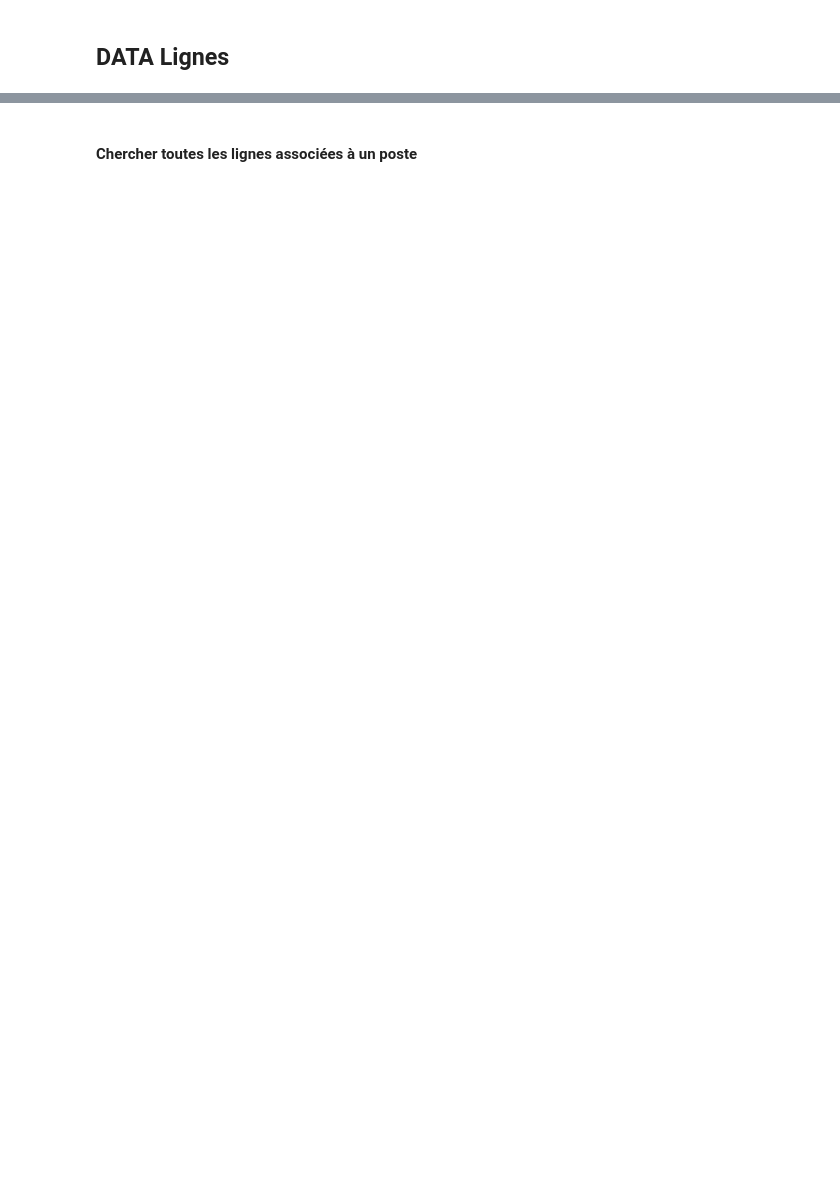
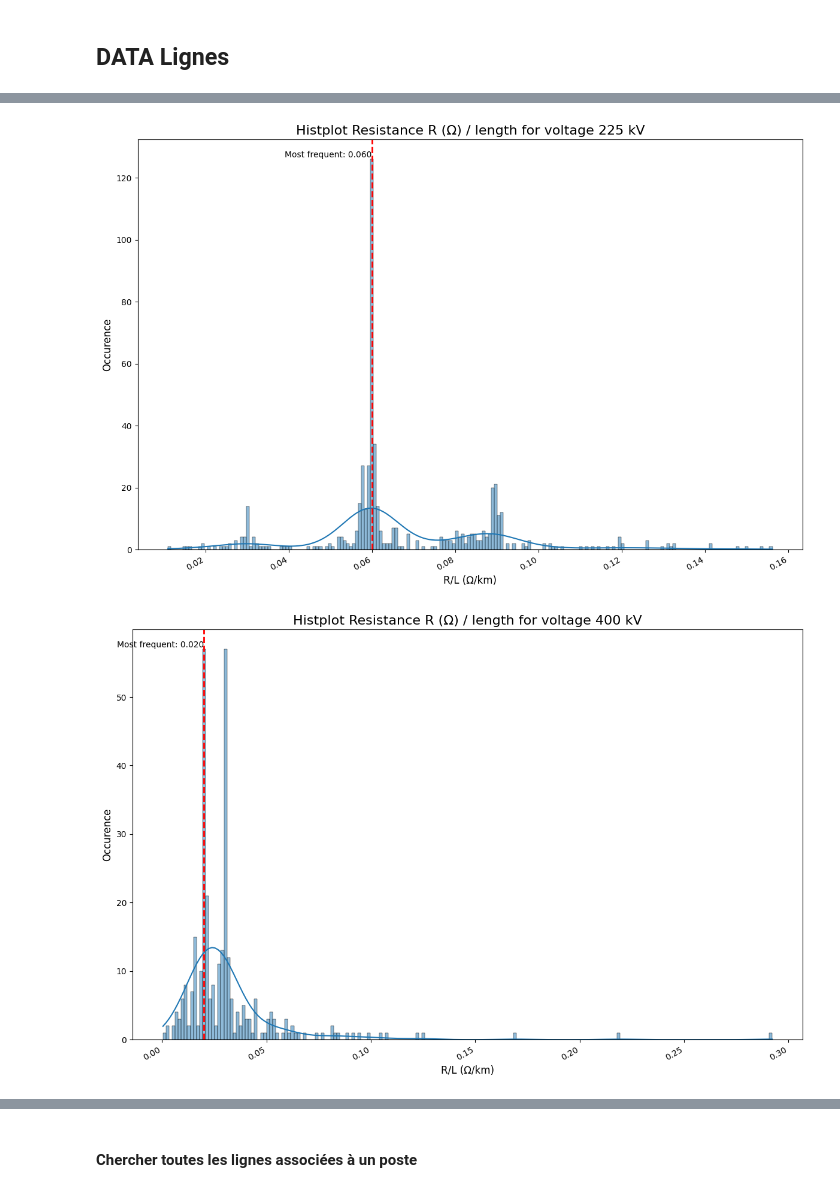
Before and after one commit to MattEclipse/congestion, a Jupyter notebook: notebooks/donnee_reseau.ipynb, the cells around one changed output, grey strips where cells are left out. Cells and saved outputs as stored; diff of their text form; code cells hidden in the pictures; blank space fills up the shorter version.

```diff
--- a/notebooks/donnee_reseau.ipynb
+++ b/notebooks/donnee_reseau.ipynb
@@ -33,0 +190,6 @@ df_ligne_RT_2019.shape
+# %%
+list_col =  ['Resistance R (Ω)', 'R/L (Ω/km)' ]
+hist_plot_1(df_ligne_RT_2019, list_col)
+# %% [output]
+[figure, added]
+[figure, added]
```
Also changed, not shown: parts of 26 cells of this notebook, 2 other files.
